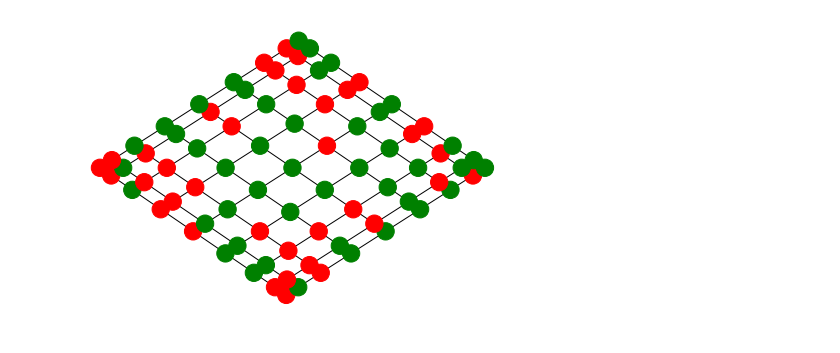
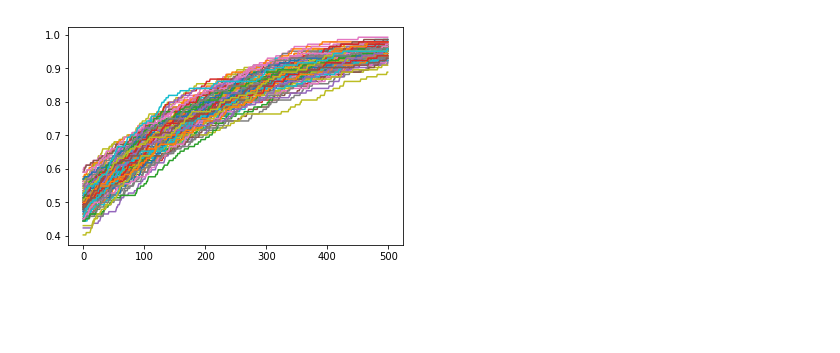
Before and after one commit to sigridbra/project-collective-altruism, a Jupyter notebook: iter1.ipynb, the cells around one changed output. Cells and saved outputs as stored; diff of their text form; code cells hidden in the pictures; blank space fills up the shorter version.

Commit message:
expand the model with batch simulations and an iteration2 including dynamic network

```diff
--- a/iter1.ipynb
+++ b/iter1.ipynb
@@ -89,19 +84,44 @@ def draw_model(model):
             color_map.append('green')
         else: color_map.append('red')
 
+    plt.subplot(121)
     nx.draw_spectral(model.graph, node_color = color_map,)
 # %%
-def simulate(n, k):
+def simulate(n, k, drawModel = False):
     model = makeGridModel(n)
-    draw_model(model)
+    if(drawModel):
+        draw_model(model)
+    ratio = []
 
     for i in range(k):
         model.interact()
+        ratio.append(model.countCooperatorRatio())
 
-    return model
+    if(drawModel):
+        plt.subplot(122)
+        plt.plot(ratio)
+        plt.ylabel('Cooperators in %')
+        plt.show()
+
+    return (model, ratio)
-# %%
-model= simulate(9, 200)
-# %% [output]
-[figure, removed]
+# %%
+def batch_simulate(n,k,s):
+    batch_proportions=[]
+    for i in range(s):
+        (model, proportion) = simulate(n, k)
+        batch_proportions.append(proportion)
+    return batch_proportions
+# %%
+defectorUtility = -0.5
+
+politicalClimate=0.2 #Being environment-positive -- Adding some random number being events in life lik emovies etc.
+
+neighboursWeight = 0.5 # or adding randomness here
+
+results= batch_simulate(12, 500, 100)
+for i in results:
+    plt.plot(i)
+# %% [output]
+[figure, added]
 # %%
 draw_model(model)
```
Also changed, not shown: parts of 6 cells of this notebook, 1 other file.
